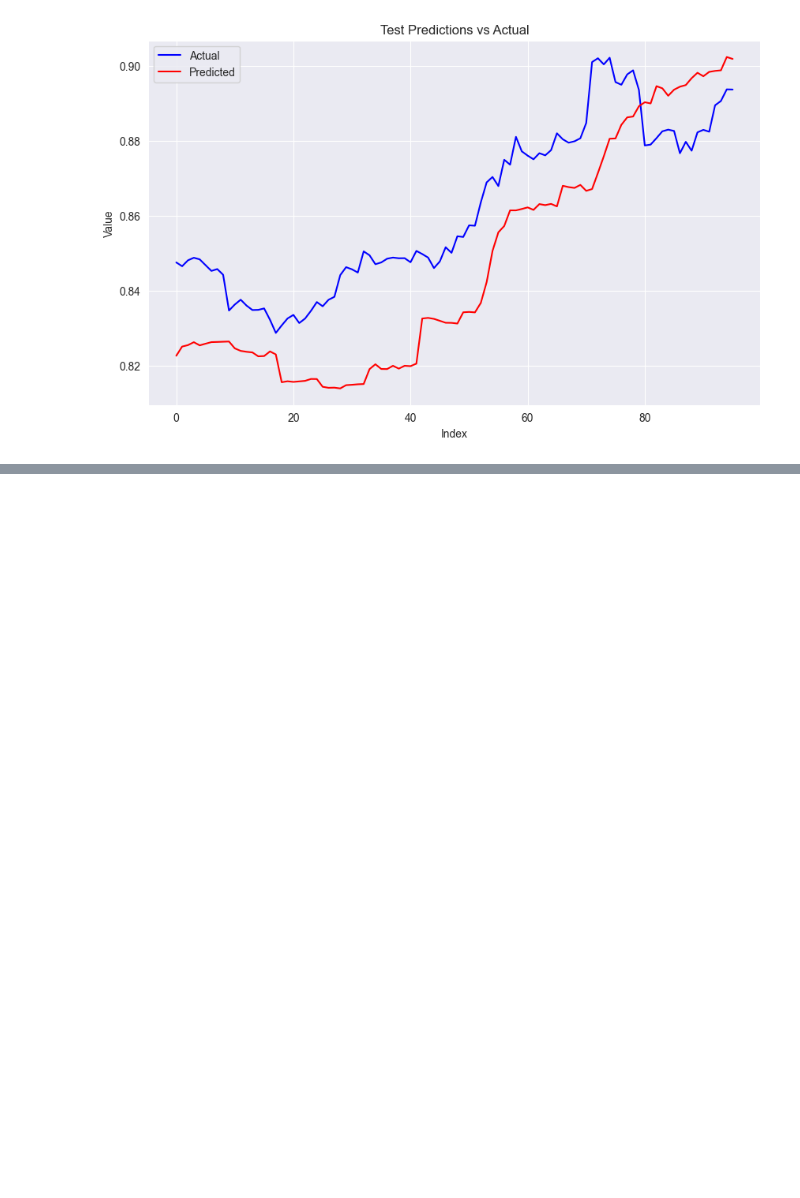
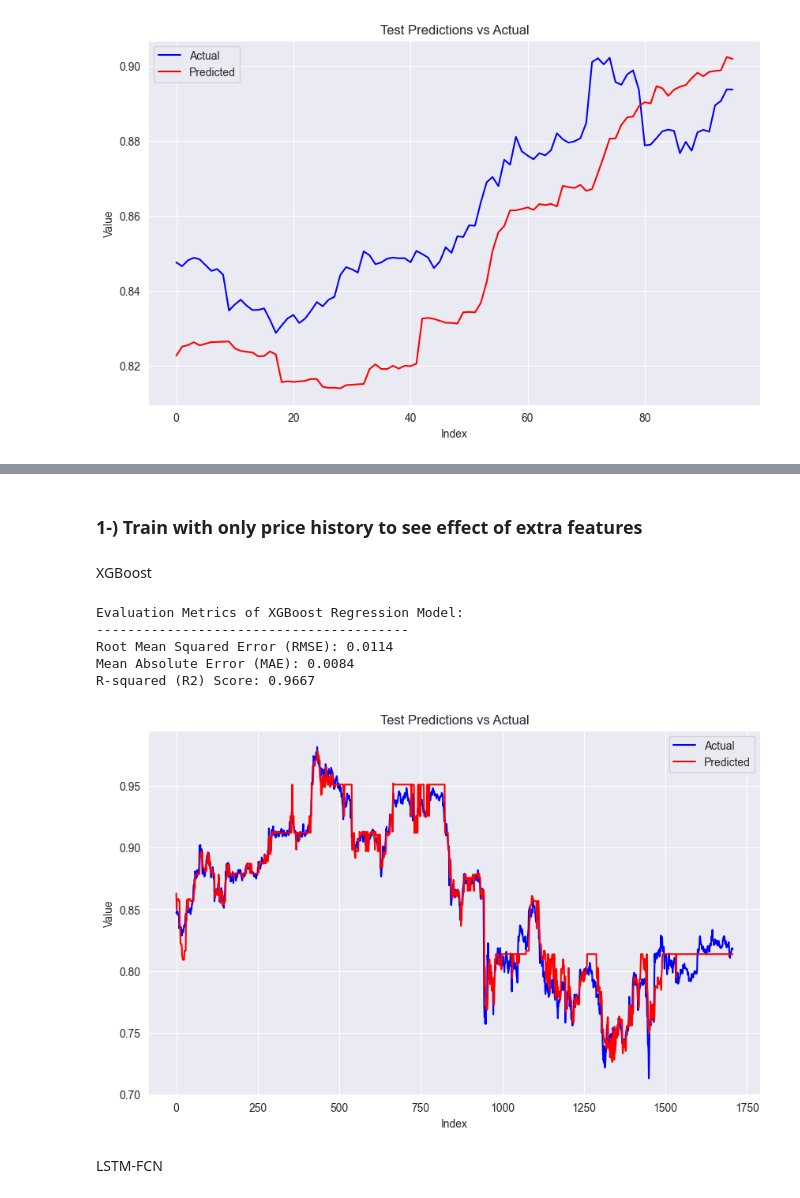
Before and after one commit to emrecobann/SurfingBTCWaves, a Jupyter notebook: SurfingBTC.ipynb, the cells around one changed output, grey strips where cells are left out. Saved outputs shown, nothing was run; the diff lists cells and outputs as text; code cells hidden in the pictures; blank space fills up the shorter version.

```diff
--- a/SurfingBTC.ipynb
+++ b/SurfingBTC.ipynb
@@ -1172,0 +1180,49 @@ plot_predictions(test_seq_y[:96], test_preds[:96])
+# %% [markdown]
+### 1-) Train with only price history to see effect of extra features
+# %%
+# Training set
+X_train = train_df.drop(columns=['estimatedBotCount', 'globalAccounts_LS', 'topTraderAccounts_LS','topTraderPositions_LS', 'WhaleRetailPosition','BuyingOrderQuantity','SellingOrderQuantity','close'])
+
+y_train = train_df['close']
+
+# Validation set
+X_val = val_df.drop(columns=['estimatedBotCount', 'globalAccounts_LS', 'topTraderAccounts_LS','topTraderPositions_LS', 'WhaleRetailPosition','BuyingOrderQuantity','SellingOrderQuantity','close'])
+y_val = val_df['close']
+
+# Test set
+X_test = test_df.drop(columns=['estimatedBotCount', 'globalAccounts_LS', 'topTraderAccounts_LS','topTraderPositions_LS', 'WhaleRetailPosition','BuyingOrderQuantity','SellingOrderQuantity','close'])
+y_test = test_df['close']
+# %%
+# Generate sliding window data
+train_seq_x, train_seq_y = sliding_window_generator(X_train, y_train, window_size=window_size, step_size=step_size,forecast_horizon=forecast_horizon)
+val_seq_x, val_seq_y = sliding_window_generator(X_val, y_val,  window_size=window_size, step_size=step_size,forecast_horizon=forecast_horizon)
+test_seq_x, test_seq_y = sliding_window_generator(X_test, y_test,  window_size=window_size, step_size=step_size,forecast_horizon=forecast_horizon)
+# %% [markdown]
+XGBoost
+# %%
+# Initialize XGBoost regressor
+xgb_reg = xgb.XGBRWegressor(objective='reg:squarederror', seed=42,
+                           early_stopping_rounds=25,
+                           )
+
+# Train the XGBoost model with early stopping based on the validation set
+xgb_reg.fit(train_seq_x.reshape(len(train_seq_x), -1), train_seq_y,
+             eval_set=[(val_seq_x.reshape(len(val_seq_x), -1), val_seq_y)], verbose=0)
+
+# Make predictions on the test set
+y_pred = xgb_reg.predict(test_seq_x.reshape(len(test_seq_x), -1))
+# %%
+# Evaluation of Predictions
+evaluate_predictions("XGBoost Regression Model", test_seq_y, y_pred)
+
+# Plot predictions
+plot_predictions(test_seq_y, y_pred)
+# %% [output]
+Evaluation Metrics of XGBoost Regression Model:
+----------------------------------------
+Root Mean Squared Error (RMSE): 0.0114
+Mean Absolute Error (MAE): 0.0084
+R-squared (R2) Score: 0.9667
+[figure, added]
+# %% [markdown]
+LSTM-FCN
```
Also changed, not shown: parts of 5 cells of this notebook.
